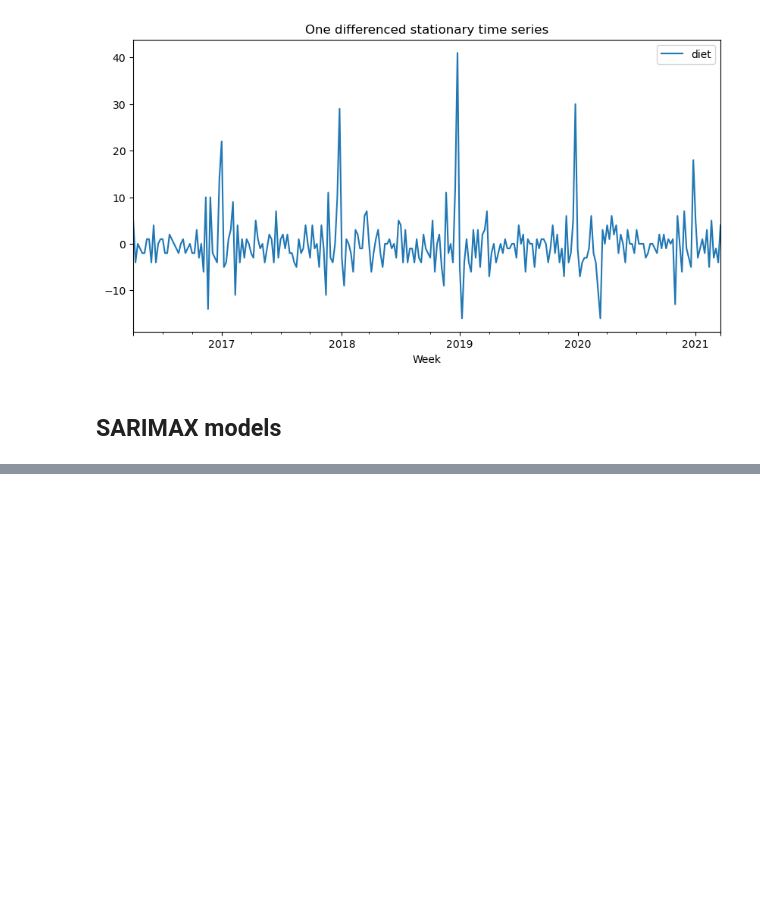
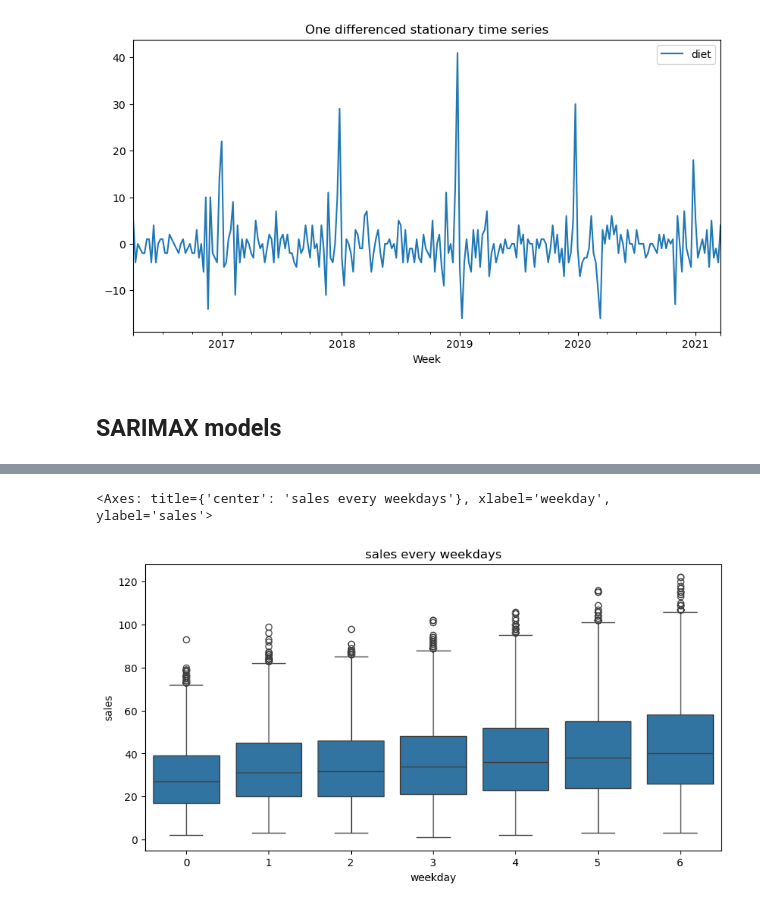
Before and after one commit to ARKA1112/Time_Series_R, a Jupyter notebook: Time_Series_w_Python.ipynb, the cells around one changed output, grey strips where cells are left out. Cells and saved outputs as stored; diff of their text form; code cells hidden in the pictures; blank space fills up the shorter version.

```diff
--- a/Time_Series_w_Python.ipynb
+++ b/Time_Series_w_Python.ipynb
@@ -213,0 +337,7 @@ data.diff().dropna().plot(figsize=(10,5), title="One differenced stationary time
+# %%
+# Create some time related columns
+df_train_7['year'] = df_train_7['date'].dt.year
+df_train_7['month'] = df_train_7['date'].dt.month
+df_train_7['day'] = df_train_7['date'].dt.dayofyear
+df_train_7['weekday'] = df_train_7['date'].dt.weekday
+df_train_7['year-month'] = df_train_7['date'].apply(lambda x: str(x.year)+'-'+str(x.month))
@@ -213,0 +353,6 @@ data.diff().dropna().plot(figsize=(10,5), title="One differenced stationary time
+# %%
+plt.title("sales every weekdays")
+sns.boxplot(x='weekday',y='sales', data=df_train_7)
+# %% [output]
+<Axes: title={'center': 'sales every weekdays'}, xlabel='weekday', ylabel='sales'>
+[figure, added]
```
Also changed, not shown: parts of 23 cells of this notebook.
